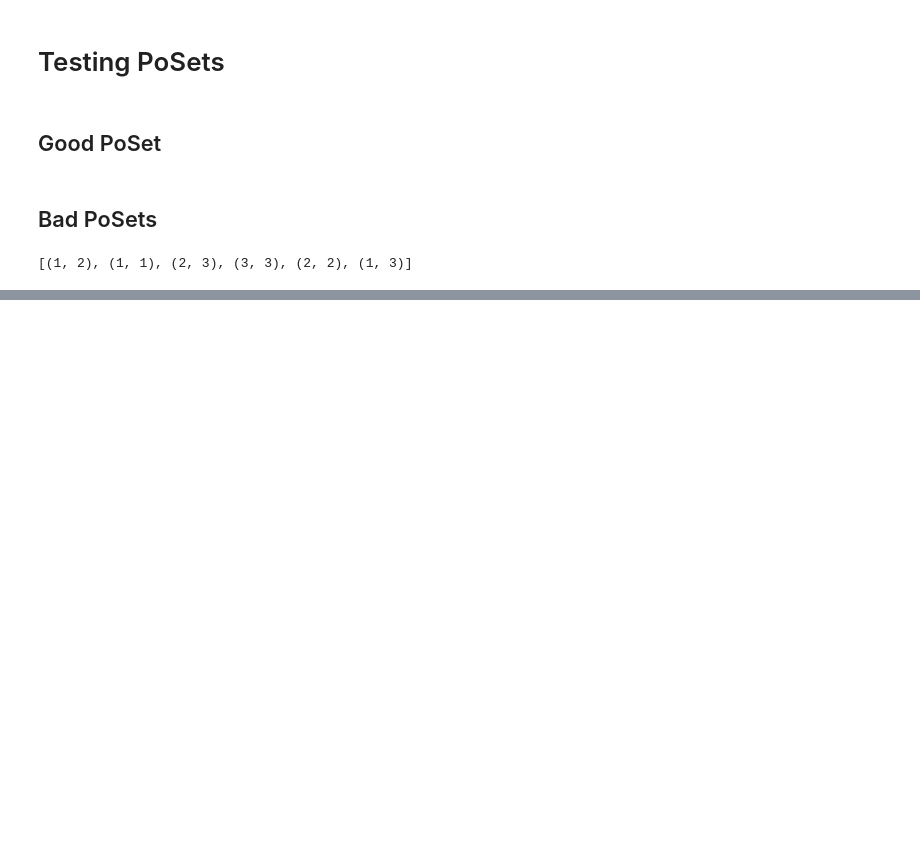
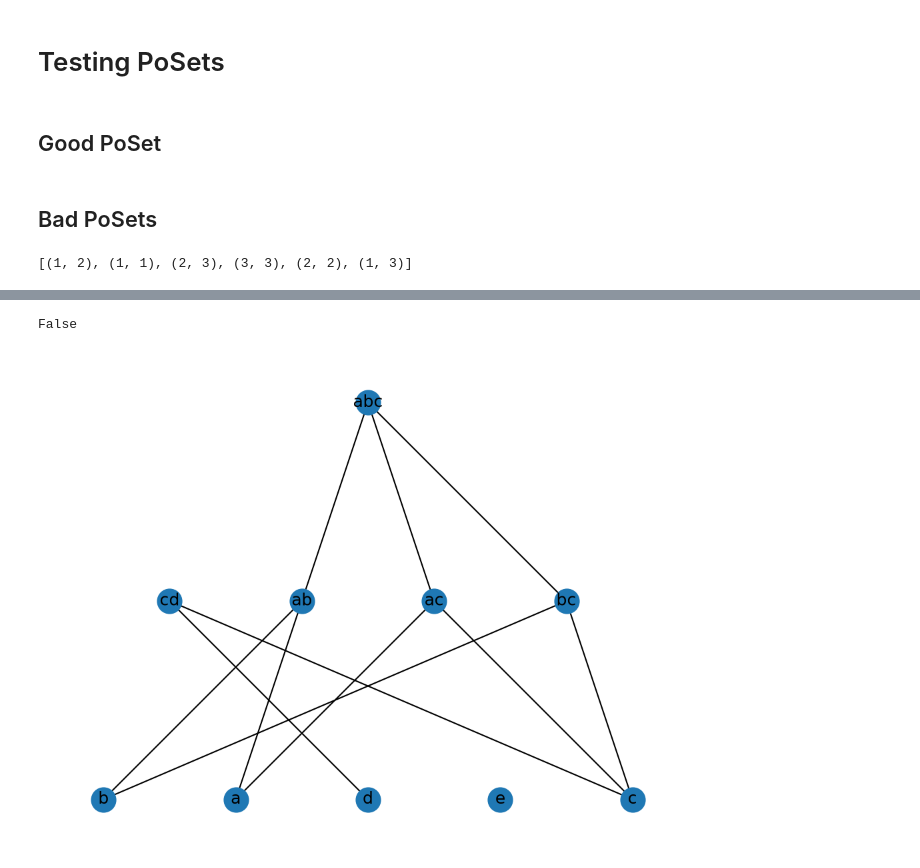
Before and after one commit to ryanj-0/simplicial_complex_proj, a Jupyter notebook: testing.ipynb, the cells around one changed output, grey strips where cells are left out. Saved outputs shown, nothing was run; the diff lists cells and outputs as text; code cells hidden in the pictures; blank space fills up the shorter version.

```diff
--- a/testing.ipynb
+++ b/testing.ipynb
@@ -79,0 +119,11 @@ ValueError: dictionary update sequence element #0 has length 1; 2 is required
+# %%
+test_complex.dim()
+test_complex.boundary_k("abc")
+
+H2 = H.to_undirected()
+nx.draw(H2, pos=pos, labels =  my_labels, with_labels = True)
+
+nx.is_connected(H2)
+# %% [output]
+False
+[figure, added]
```
Also changed, not shown: parts of 6 cells of this notebook.
